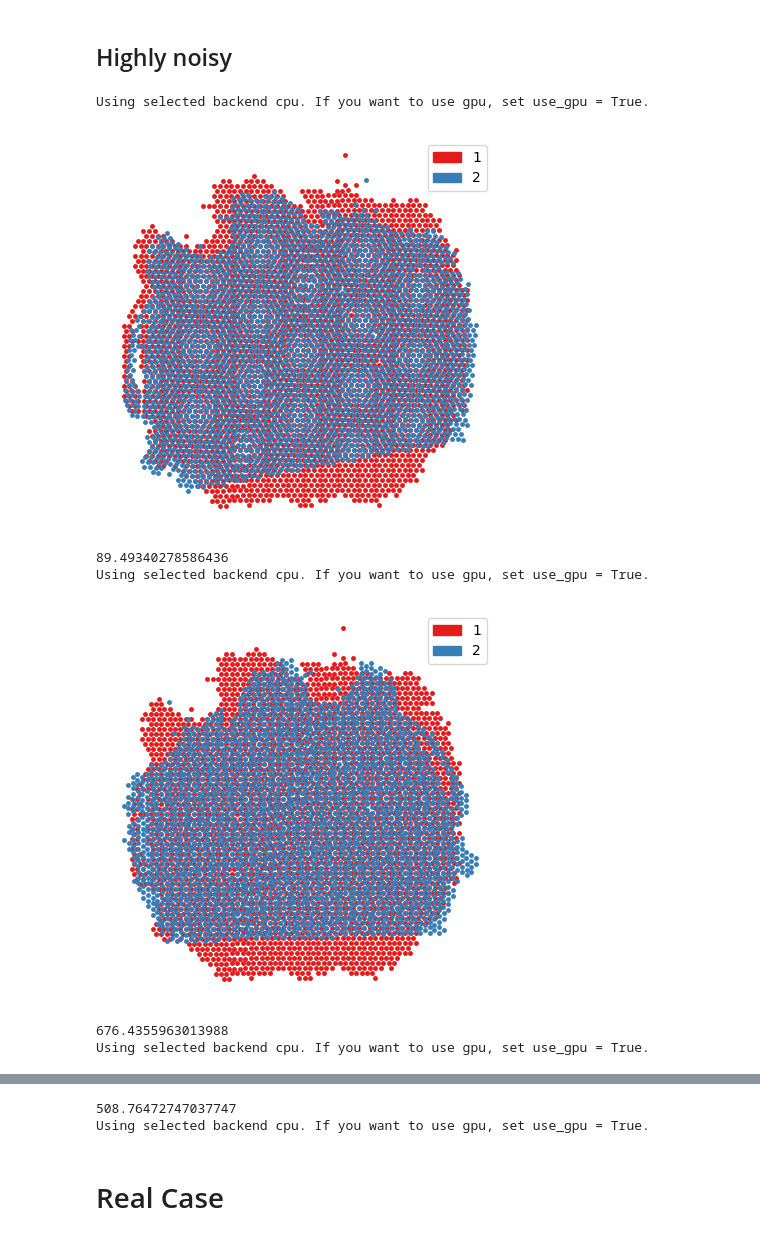
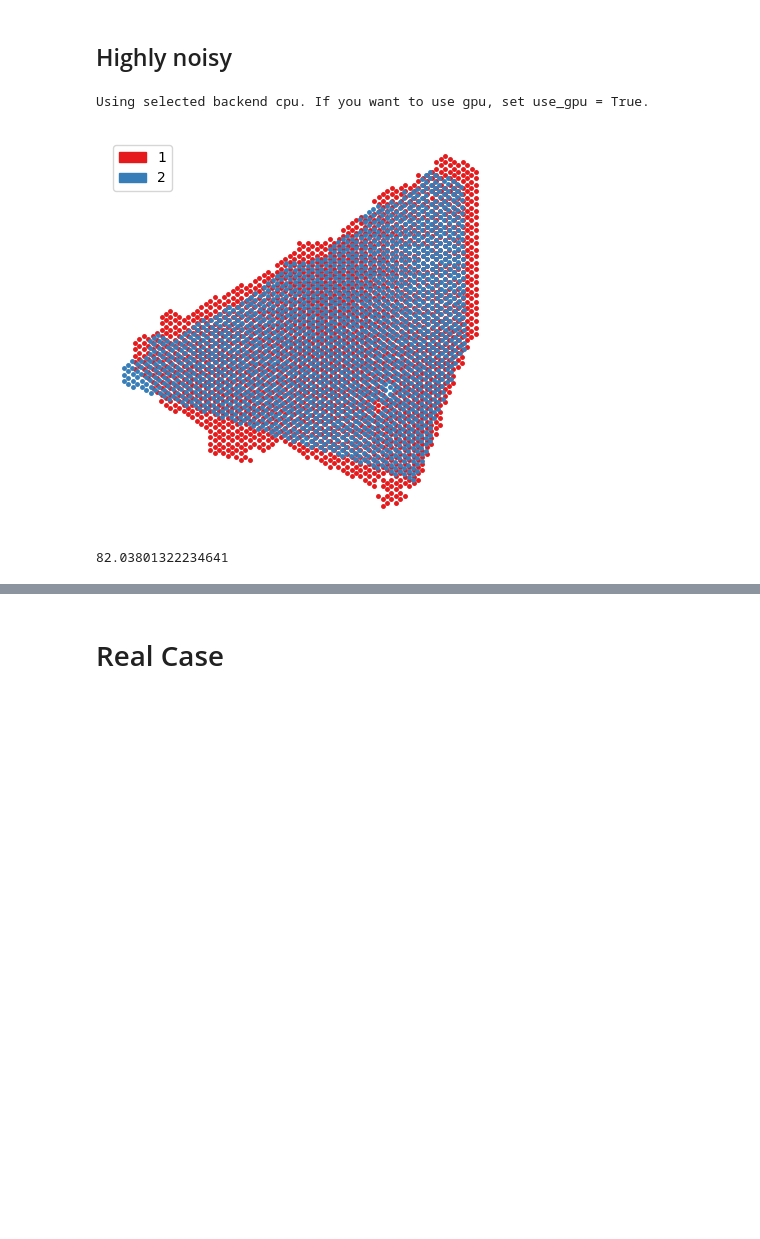
Before and after one commit to Bose-Lab-ucalgary/Loki-fork, a Jupyter notebook: analysis/paste_simulation_performence_batch.ipynb, the cells around one changed output, grey strips where cells are left out. Saved outputs shown, nothing was run; the diff lists cells and outputs as text; code cells hidden in the pictures; blank space fills up the shorter version.

```diff
--- a/analysis/paste_simulation_performence_batch.ipynb
+++ b/analysis/paste_simulation_performence_batch.ipynb
@@ -115,3 +115,5 @@ def paste_aligment(src_sample_name):
     return distance
 # %% [markdown]
 # Simulation
+# %%
+all_simu_dir = '/condo/wanglab/shared/wxc/clip/data/human/ST_data/simulation_data/'
@@ -118,3 +122,5 @@ def paste_aligment(src_sample_name):
+# %%
+raw_data_name = '10X_Visium_Barkley2022Cancer_GSM6177599_NYU_BRCA0_Vis_processed_data'
 # %%
-simu_dataset_dir = '/condo/wanglab/shared/wxc/clip/data/human/ST_data/simulation_data/data31_spatial_fresh_frozen_35sample_V19T26-028_C1/'
+simu_dataset_dir = all_simu_dir+raw_data_name+'/'
 # %%
@@ -129,0 +137,10 @@ del ad_tar.uns
+# %%
+def batch_aligment(level):
+    ad_pertub_name_list = pd.read_csv(simu_dataset_dir+level+'_noisy_simulation_data_names.csv', header=None)
+    all_dist = pd.DataFrame()
+
+    for src_sample_name in ad_pertub_name_list[0]:
+        distance = paste_aligment(src_sample_name)
+        print(distance)
+        all_dist.loc[src_sample_name,'paste_distance'] = distance
+        all_dist.to_csv(result_dir+level+'_noisy_paste_aligned_distance.csv')
@@ -199,19 +178,8 @@ all_dist
 # %%
 level = 'highly'
 # %%
-ad_pertub_name_list = pd.read_csv(simu_dataset_dir+level+'_noisy_simulation_data_names.csv', header=None)
-all_dist = pd.DataFrame()
-
-for src_sample_name in ad_pertub_name_list[0][4:]:
-    distance = paste_aligment(src_sample_name)
-    print(distance)
-    all_dist.loc[src_sample_name,'distance'] = distance
-    all_dist.to_csv(simu_dataset_dir+'paste/'+level+'_noisy_paste_aligned_distance.csv')
+batch_aligment(level)
 # %% [output]
 Using selected backend cpu. If you want to use gpu, set use_gpu = True.
-[figure, old version]
+[figure, new version]
-89.49340278586436
-Using selected backend cpu. If you want to use gpu, set use_gpu = True.
+82.03801322234641
-[figure, removed]
-676.4355963013988
-Using selected backend cpu. If you want to use gpu, set use_gpu = True.
@@ -219,2 +185,0 @@ Using selected backend cpu. If you want to use gpu, set use_gpu = True.
-508.76472747037747
-Using selected backend cpu. If you want to use gpu, set use_gpu = True.
```
Also changed, not shown: parts of 13 cells of this notebook, 4 other files.
